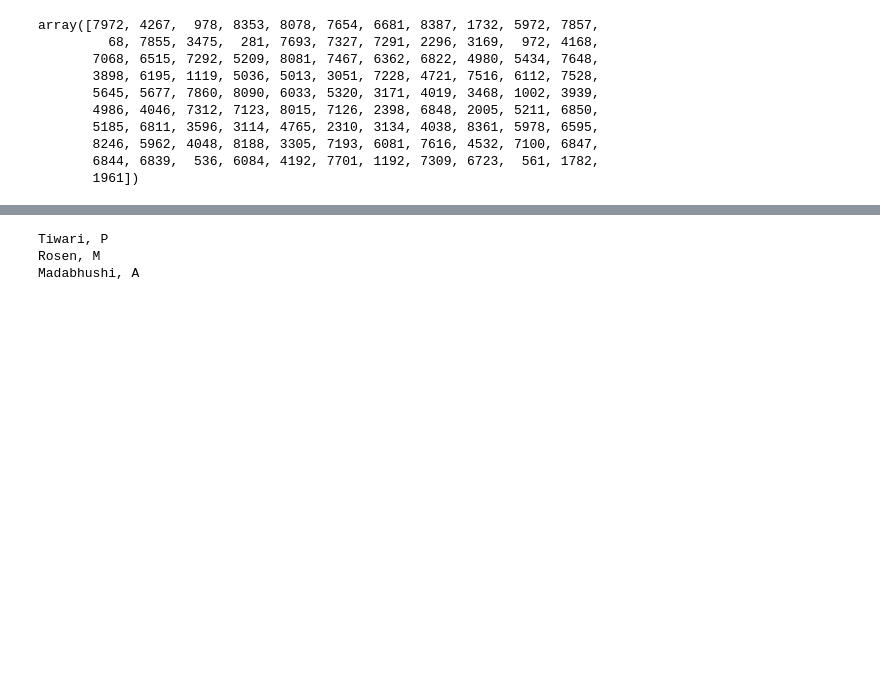
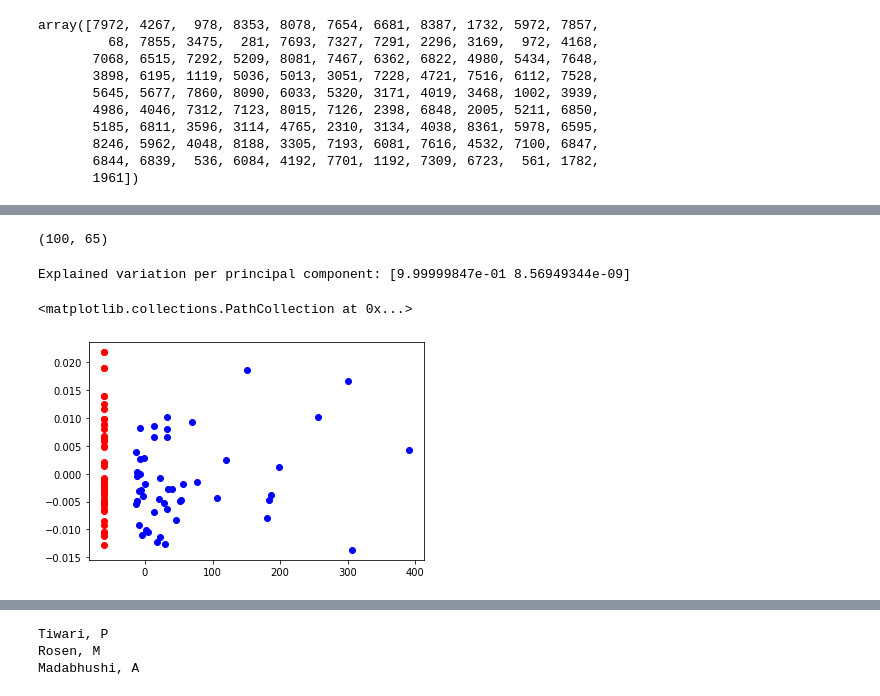
Before and after one commit to ShaulSolomon/academix-ydata-project-truncated, a Jupyter notebook: code/5_temp_get_names.ipynb, the cells around one changed output, grey strips where cells are left out. Saved outputs shown, nothing was run; the diff lists cells and outputs as text; code cells hidden in the pictures; blank space fills up the shorter version.

```diff
--- a/code/5_temp_get_names.ipynb
+++ b/code/5_temp_get_names.ipynb
@@ -203,0 +293,4 @@ pd.DataFrame({'A': group_B, 'B' :group_A}).to_csv('mesh_paper_groups_pmid.csv')
+# %%
+nbrs = NearestNeighbors(n_neighbors=50, algorithm='auto').fit(X)
+distances, indices = nbrs.kneighbors(X)
+indices
@@ -203,0 +329,23 @@ pd.DataFrame({'A': group_B, 'B' :group_A}).to_csv('mesh_paper_groups_pmid.csv')
+# %%
+A=X[indices[1736]]
+B=X[indices[5189]]
+# %%
+C=np.concatenate((A,B),axis=0)
+C.shape
+# %% [output]
+(100, 65)
+# %%
+df_pcd=pd.DataFrame()
+pca = PCA(n_components=2)
+pca_result = pca.fit_transform(C)
+df_pcd['pca-one'] = pca_result[:,0]
+df_pcd['pca-two'] = pca_result[:,1]
+print('Explained variation per principal component: {}'.format(pca.explained_variance_ratio_))
+# %% [output]
+Explained variation per principal component: [9.99999847e-01 8.56949344e-09]
+# %%
+plt.scatter(df_pcd['pca-one'][:50],df_pcd['pca-two'][:50],color ='red')
+plt.scatter(df_pcd['pca-one'][50:],df_pcd['pca-two'][50:],color ='blue')
+# %% [output]
+<matplotlib.collections.PathCollection at 0x...>
+[figure, added]
```
Also changed, not shown: parts of 23 cells of this notebook, 4 other files.
